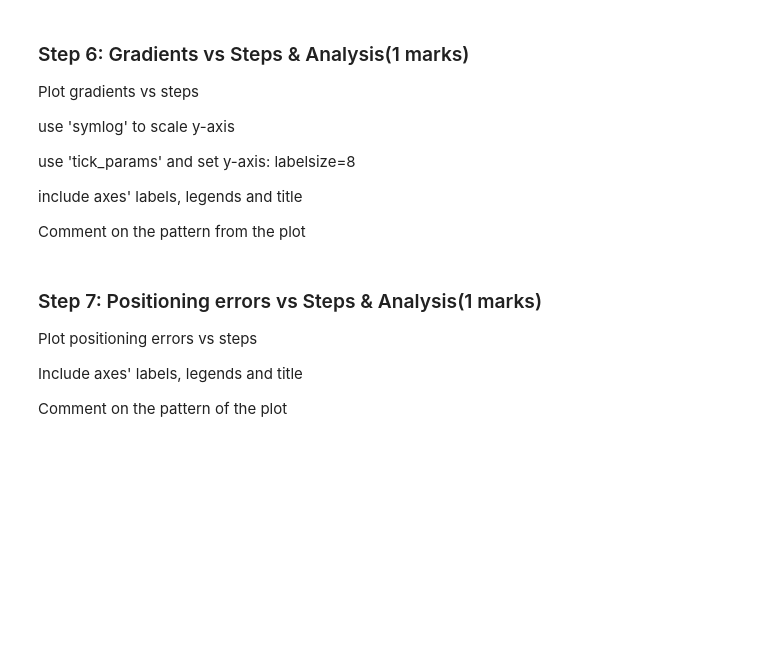
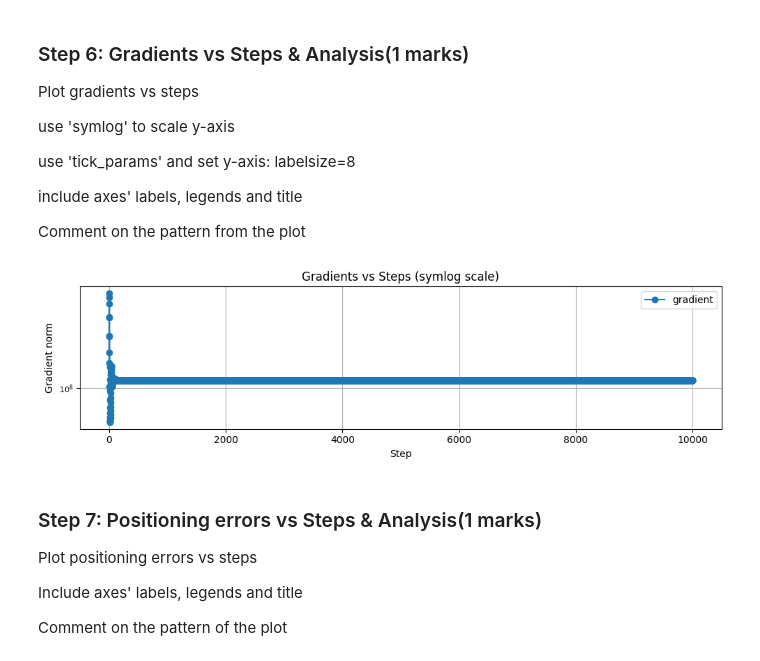
Before and after one commit to KentBerry680/ENGG680_2025_Fall---group-20-assignments, a Jupyter notebook: Lab Assignment 2/Assignment2_Upload.ipynb, the cells around one changed output. Drawn from its saved outputs; the diff is of its cells as text; code cells hidden in the pictures; blank space fills up the shorter version.

```diff
--- a/Lab Assignment 2/Assignment2_Upload.ipynb
+++ b/Lab Assignment 2/Assignment2_Upload.ipynb
@@ -589,3 +649,24 @@ plt.show()
+# %%
+fig , ax = plt.subplots(nrows=1,ncols=1, figsize=(10,3))
+# (0.5 marks)
+grad_norm = [np.linalg.norm(g) for g in arr_grad]
+ax.plot(range(len(grad_norm)), grad_norm, marker='o', label='gradient')
+ax.set_yscale('symlog')
+ax.set_xlabel("Step")
+ax.set_ylabel("Gradient norm")
+ax.set_title("Gradients vs Steps (symlog scale)")
+ax.tick_params(axis='y', labelsize=8)
+ax.legend()
+ax.grid(True)
+fig.tight_layout()
+plt.show()
+
+# Comment on the pattern (0.5 marks)
+# The gradient norm is very large in the first few steps and then quickly settles to an almost constant level around 10^8 on the symlog scale, rather than decaying toward zero.
+# This indicates that gradient descent leaves the initial guess but then gets stuck in a region where the gradients remain large, so with the current hyperparameters
+#it does not properly converge to an optimum.
+# %% [output]
+[figure, added]
 # %% [markdown]
 ### Step 7: Positioning errors vs Steps & Analysis(1 marks)
 Plot positioning errors vs steps
```
Also changed, not shown: parts of 11 cells of this notebook.
